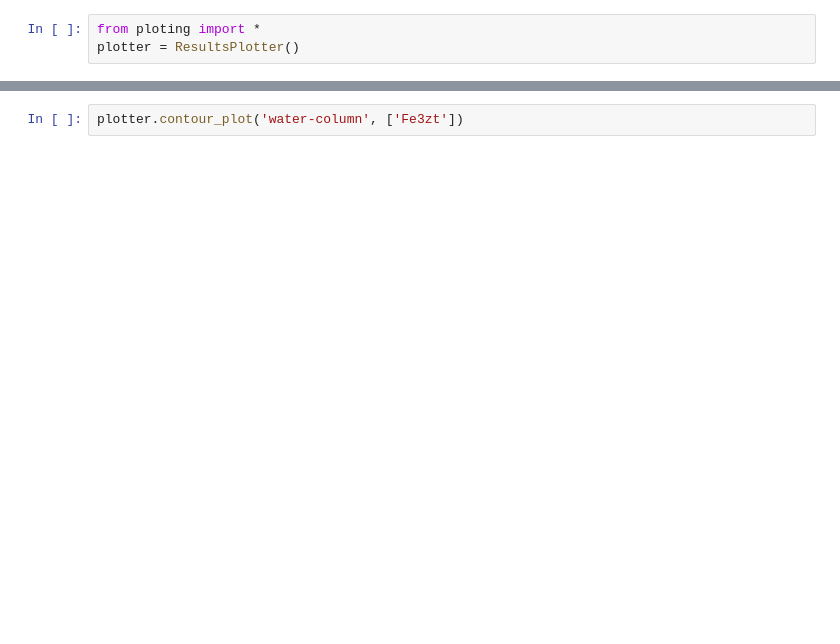
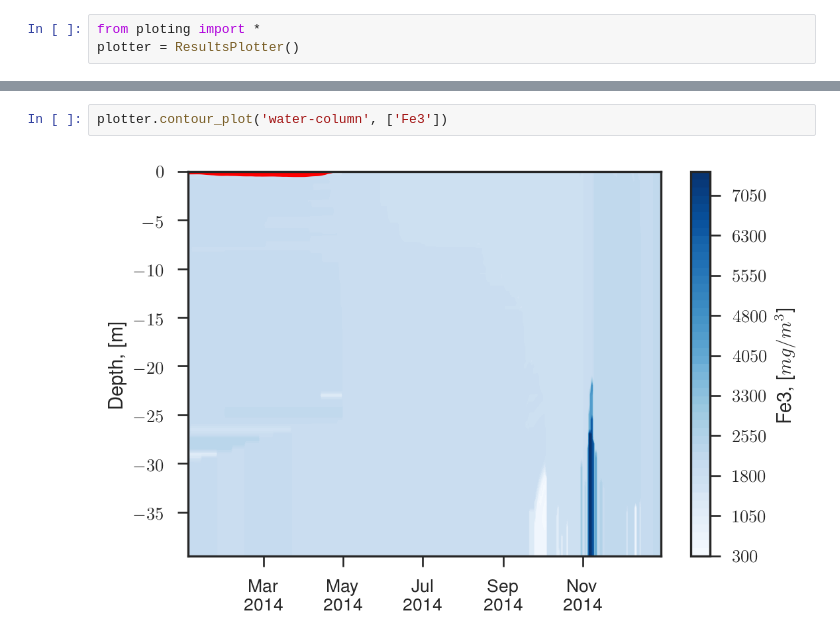
Before and after one commit to biogeochemistry/MyLake_v2_Vansjo, a Jupyter notebook: Postproc_code/plots.ipynb, the cells around one changed output, grey strips where cells are left out. Saved outputs shown, nothing was run; the diff lists cells and outputs as text; blank space fills up the shorter version.

```diff
--- a/Postproc_code/plots.ipynb
+++ b/Postproc_code/plots.ipynb
@@ -36,3 +44,5 @@ plotter.contour_plot('sediment', ['O2zt'],  cmap=cmocean.cm.oxy)
 # %%
-plotter.contour_plot('water-column', ['Fe3zt'])
+plotter.contour_plot('water-column', ['Fe3'])
+# %% [output]
+[figure, added]
 # %%
```
Also changed, not shown: parts of 43 cells of this notebook, 9 other files.
